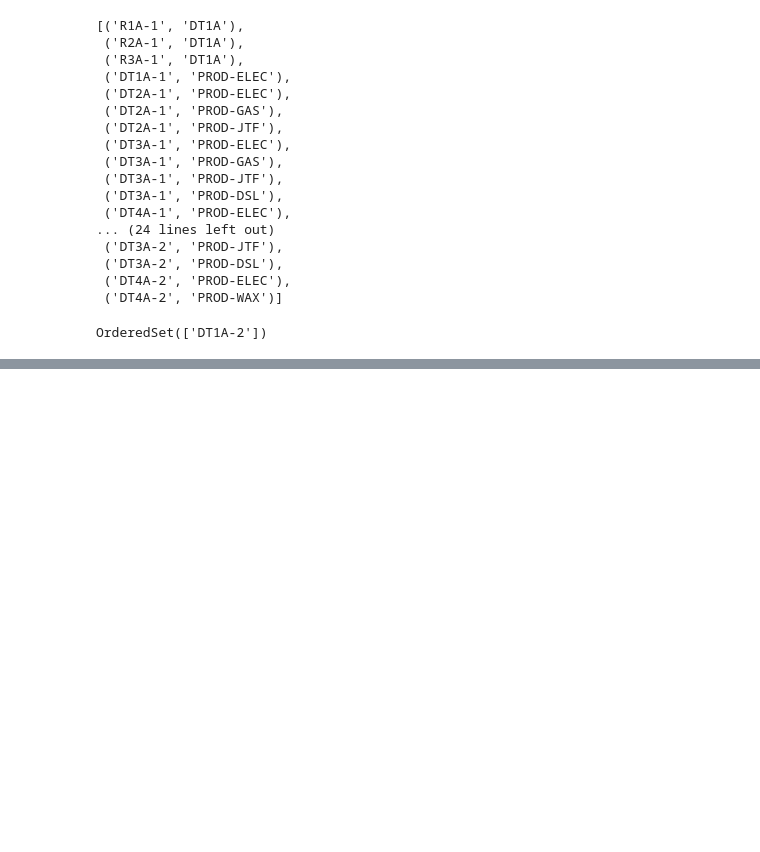
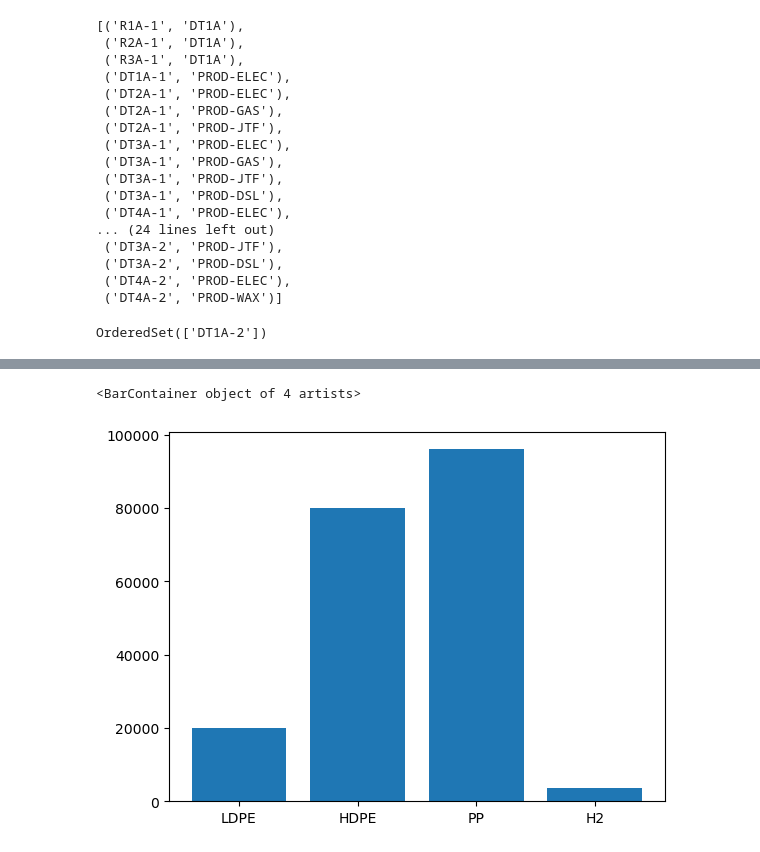
Before and after one commit to ZhifeiYL/Optimization-Notebook, a Jupyter notebook: superstructure/case_study/plastic_technology.ipynb, the cells around one changed output, grey strips where cells are left out. Saved outputs shown, nothing was run; the diff lists cells and outputs as text; code cells hidden in the pictures; blank space fills up the shorter version.

```diff
--- a/superstructure/case_study/plastic_technology.ipynb
+++ b/superstructure/case_study/plastic_technology.ipynb
@@ -466,0 +460,8 @@ OrderedSet(['DT1A-2'])
+# %%
+feedstock =  {ifeed: value(sum(sum(m1.F[ifeed, i, k] for k in m1.k) for i in m1.outlets[ifeed])) for ifeed in m1.ifeed}
+feedstock
+import matplotlib.pyplot as plt
+plt.bar(["LDPE", "HDPE", "PP", "H2"], list(feedstock.values()))
+# %% [output]
+<BarContainer object of 4 artists>
+[figure, added]
```
Also changed, not shown: parts of 9 cells of this notebook, 1 other file.
